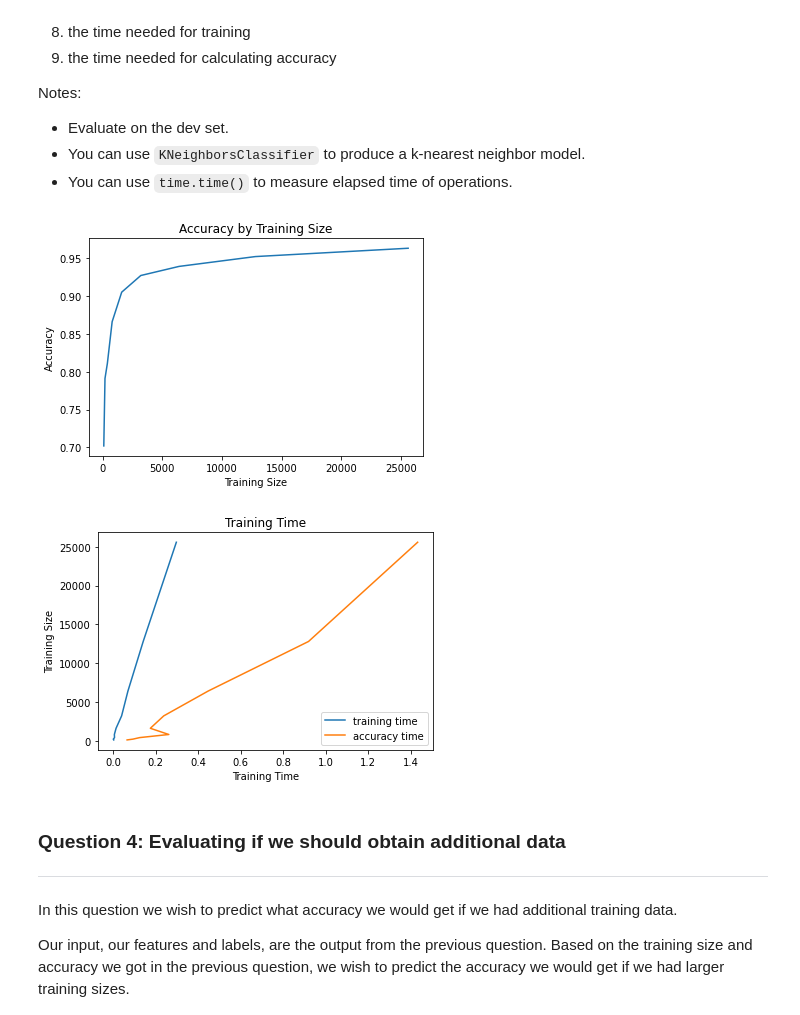
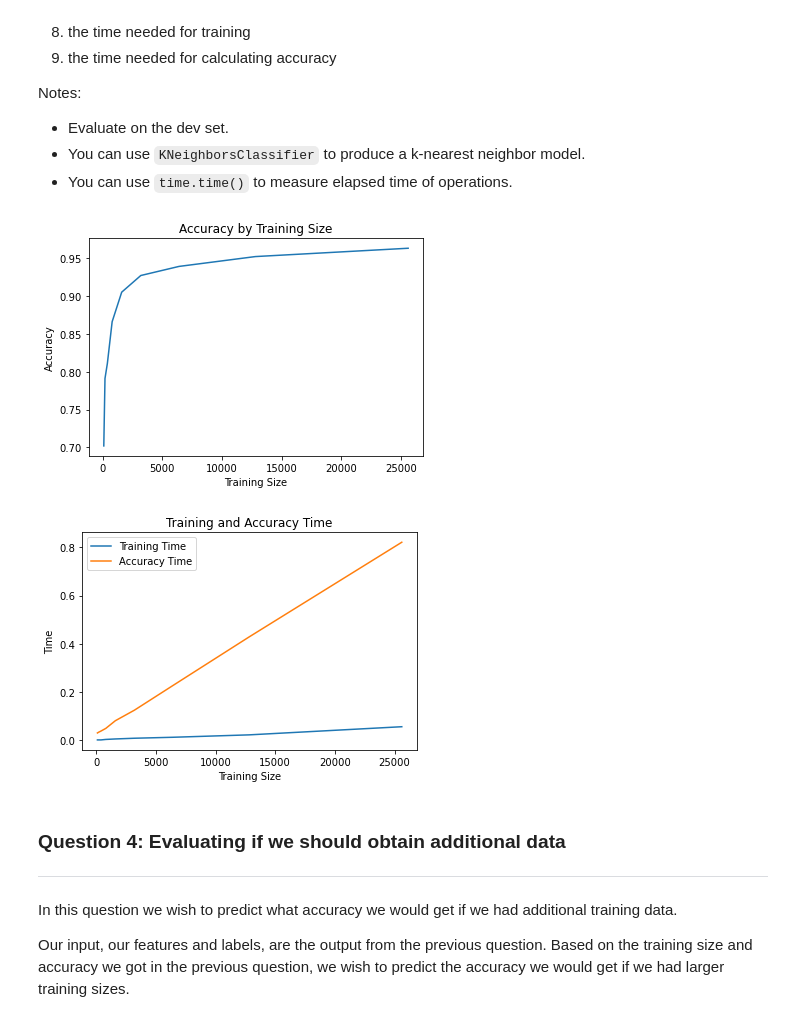
Before and after one commit to ssburgan/w207_coursework, a Jupyter notebook: Sybil_SantosBurgan_project1.ipynb, the cells around one changed output. Saved outputs shown, nothing was run; the diff lists cells and outputs as text; code cells hidden in the pictures.

```diff
--- a/Sybil_SantosBurgan_project1.ipynb
+++ b/Sybil_SantosBurgan_project1.ipynb
@@ -218,7 +220,7 @@ def Q3(train_sizes, accuracies, train_times, eval_times):
         # Create KNN classifier
         knn = KNeighborsClassifier(n_neighbors = 1)
 
-        # Fit the classifier to the data. Get execution time
+        # Fit the classifier to the data tracking execution time
         start = time.time()
         knn.fit(train_data_subset,train_labels_subset)
         end = time.time()
@@ -226,40 +228,41 @@ def Q3(train_sizes, accuracies, train_times, eval_times):
         train_times.append(elapsed_time)
 
         #Evaluate on the dev set.
         pred = knn.predict(dev_data)
 
         #check accuracy of our model
         start = time.time()
         acc = knn.score(dev_data, dev_labels)
         end = time.time()
         elapsed_time = end - start
         eval_times.append(elapsed_time)
 
         accuracies.append(acc)
 
-    plt.figure() # creates a figure
+    plt.figure()
     plt.plot(train_sizes, accuracies)
     plt.title('Accuracy by Training Size')
     plt.ylabel('Accuracy')
     plt.xlabel('Training Size')
 
-    plt.figure() # creates a new figure
-    plt.plot(train_times, train_sizes, label = "training time")
-    plt.plot(eval_times, train_sizes, label = "accuracy time")
-    plt.title('Training Time')
-    plt.xlabel('Training Time')
-    plt.ylabel('Training Size')
+    plt.figure()
+    plt.plot(train_sizes, train_times, label = "Training Time")
+    plt.plot(train_sizes, eval_times, label = "Accuracy Time")
+    plt.title('Training and Accuracy Time')
+    plt.xlabel('Training Size')
+    plt.ylabel('Time')
     plt.legend()
     plt.show()
 ### STUDENT END ###
 
 train_sizes = [100, 200, 400, 800, 1600, 3200, 6400, 12800, 25600]
 accuracies = []
 train_times = []
 eval_times = []
+test_accuracies = []
 Q3(train_sizes, accuracies, train_times, eval_times)
 # %% [output]
 [figure]
-[figure, old version]
+[figure, new version]
 # %%
 ## Measure the accuracy of each model. What do you see?
```
Also changed, not shown: parts of 7 cells of this notebook.
